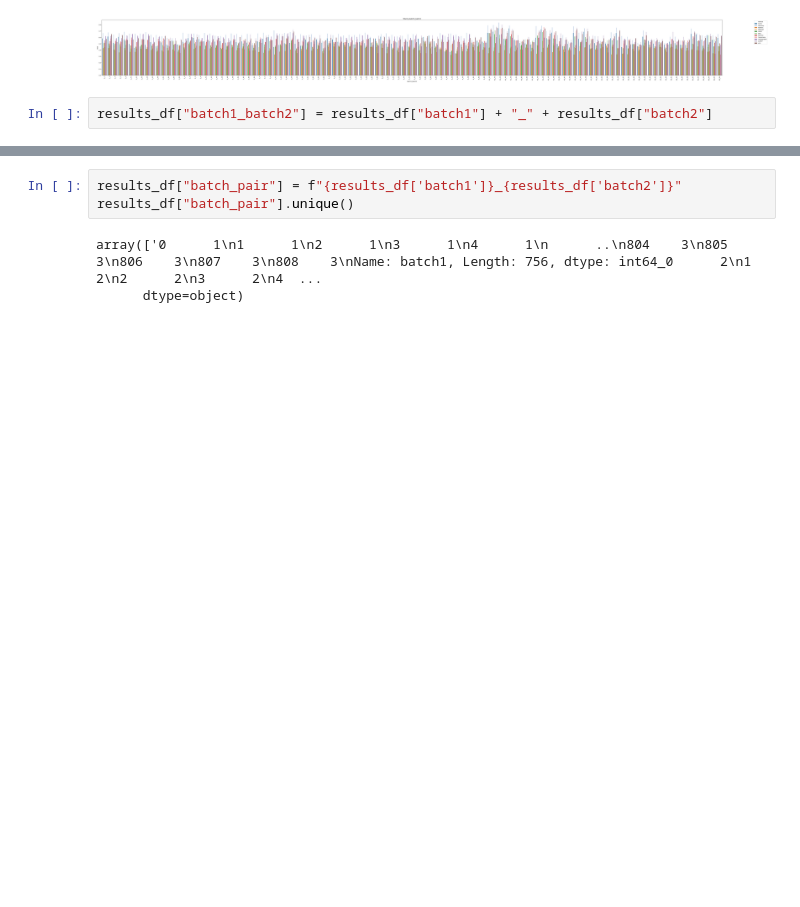
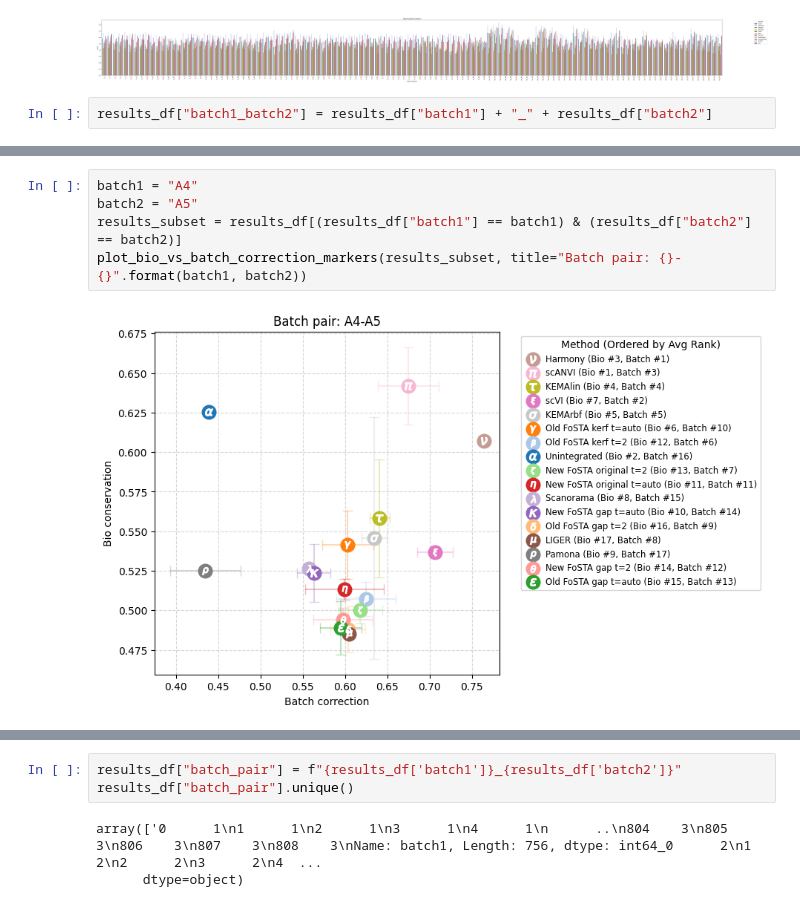
Before and after one commit to aumona/FoSTA-experiments, a Jupyter notebook: notebooks/summarize_results_real_batches.ipynb, the cells around one changed output, grey strips where cells are left out. Cells and saved outputs as stored; diff of their text form; blank space fills up the shorter version.

Commit message:
added bio vs batch plot with markers in plotting utils

```diff
--- a/notebooks/summarize_results_real_batches.ipynb
+++ b/notebooks/summarize_results_real_batches.ipynb
@@ -233,0 +151,7 @@ def plot_bio_vs_batch_correction_markers(results_df, title="Bio conservation vs
+# %%
+batch1 = "A4"
+batch2 = "A5"
+results_subset = results_df[(results_df["batch1"] == batch1) & (results_df["batch2"] == batch2)]
+plot_bio_vs_batch_correction_markers(results_subset, title="Batch pair: {}-{}".format(batch1, batch2))
+# %% [output]
+[figure, added]
```
Also changed, not shown: parts of 11 cells of this notebook, 1 other file.
